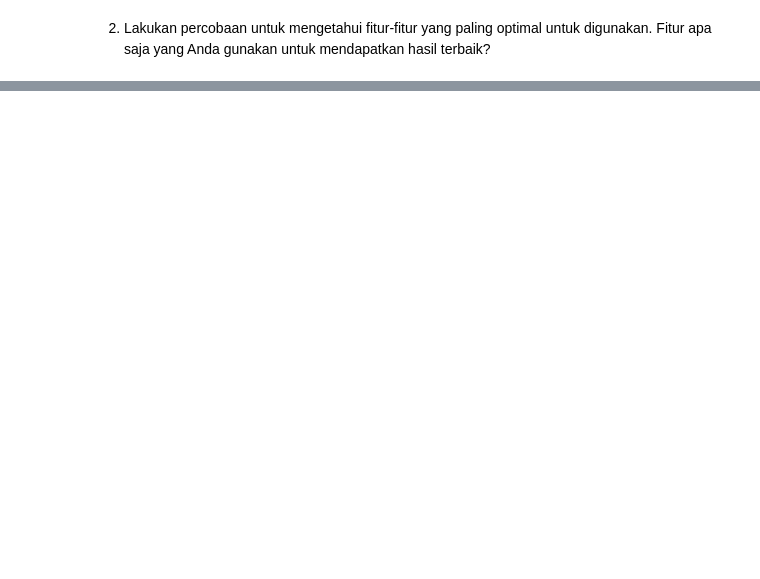
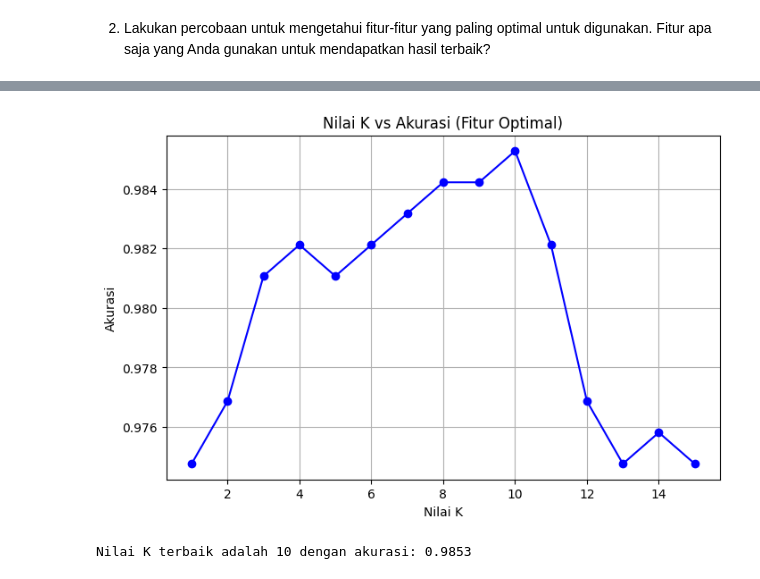
Before and after one commit to naylaakas/PembelajaranMesin-2026, a Jupyter notebook: JS09/Tugas1.ipynb, the cells around one changed output, grey strips where cells are left out. Drawn from its saved outputs; the diff is of its cells as text; code cells hidden in the pictures; blank space fills up the shorter version.

```diff
--- a/JS09/Tugas1.ipynb
+++ b/JS09/Tugas1.ipynb
@@ -137,0 +61,19 @@ Daftar Fitur Terpilih: ['meanfun', 'IQR', 'Q25', 'sp.ent', 'sd', 'sfm', 'centroi
+# %%
+# Memilih fitur-fitur optimal berdasarkan analisis korelasi
+optimal_features = ['meanfun', 'IQR', 'Q25', 'sp.ent', 'sd', 'sfm', 'centroid']
+X_opt = data[optimal_features]
+
+# Split ulang data dengan fitur optimal
+X_train_opt, X_test_opt, y_train_opt, y_test_opt = train_test_split(X_opt, y, test_size=0.3, random_state=42)
+
+# Standardisasi fitur optimal
+scaler_opt = StandardScaler()
+X_train_opt = scaler_opt.fit_transform(X_train_opt)
+X_test_opt = scaler_opt.transform(X_test_opt)
+
+# Latih model kNN dengan fitur optimal (K=3)
+knn_opt = KNeighborsClassifier(n_neighbors=3)
+knn_opt.fit(X_train_opt, y_train_opt)
+
+print("Fitur yang digunakan:", optimal_features)
+print("Akurasi dengan Fitur Terpilih:", knn_opt.score(X_test_opt, y_test_opt))
@@ -137,0 +89,24 @@ Daftar Fitur Terpilih: ['meanfun', 'IQR', 'Q25', 'sp.ent', 'sd', 'sfm', 'centroi
+# %%
+import matplotlib.pyplot as plt
+
+acc = []
+for k in range(1, 16):
+    model = KNeighborsClassifier(n_neighbors=k)
+    model.fit(X_train_opt, y_train_opt)
+    acc.append(model.score(X_test_opt, y_test_opt))
+
+# Plot Grafik Analisis Nilai K vs Akurasi
+plt.figure(figsize=(8, 5))
+plt.plot(range(1, 16), acc, marker='o', color='b', linestyle='-')
+plt.title('Nilai K vs Akurasi (Fitur Optimal)')
+plt.xlabel('Nilai K')
+plt.ylabel('Akurasi')
+plt.grid(True)
+plt.show()
+
+# Menampilkan nilai akurasi tertinggi
+best_k = range(1, 16)[acc.index(max(acc))]
+print(f"Nilai K terbaik adalah {best_k} dengan akurasi: {max(acc):.4f}")
+# %% [output]
+[figure, added]
+Nilai K terbaik adalah 10 dengan akurasi: 0.9853
```
Also changed, not shown: parts of 7 cells of this notebook.
